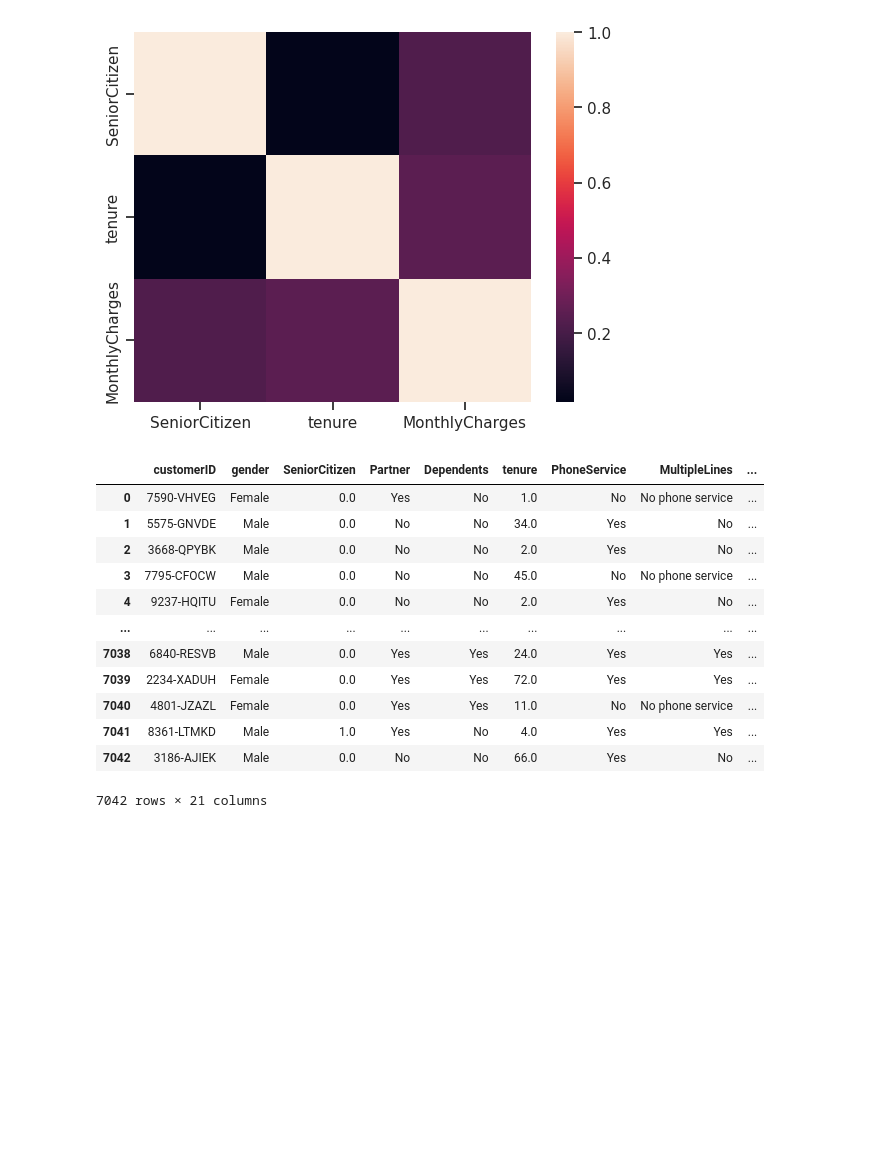
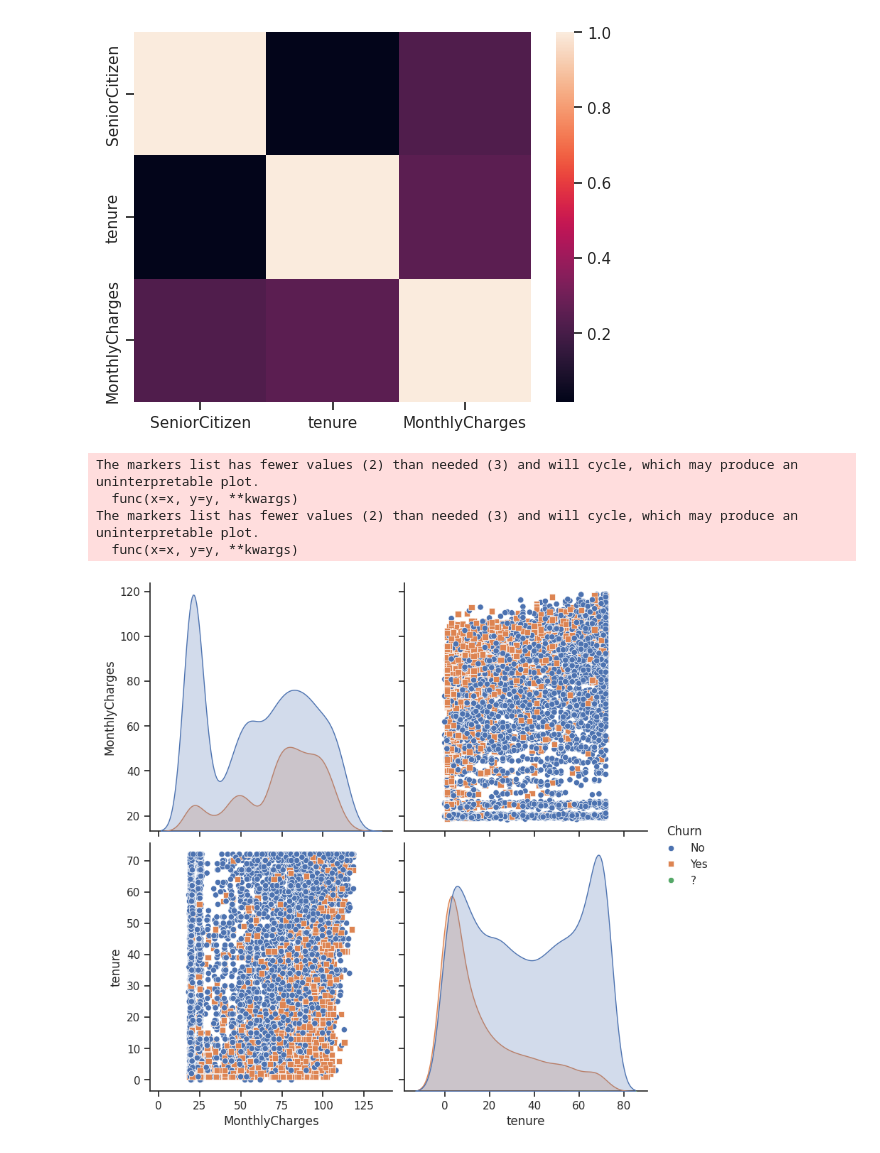
Before and after one commit to ajithk1503/EDA-DA, a Jupyter notebook: EDA_da.ipynb, the cells around one changed output. Cells and saved outputs as stored; diff of their text form; code cells hidden in the pictures; blank space fills up the shorter version.

```diff
--- a/EDA_da.ipynb
+++ b/EDA_da.ipynb
@@ -279,19 +286,15 @@ sns.heatmap(correlation,xticklabels=correlation.columns,yticklabels=correlation.
 # %% [output]
 <Axes: >
 [figure]
-# %%
-data
-# %% [output]
-|  | customerID | gender | SeniorCitizen | Partner | Dependents | tenure | PhoneService | MultipleLines | ... |
-| 0 | 7590-VHVEG | Female | 0.0 | Yes | No | 1.0 | No | No phone service | ... |
-| 1 | 5575-GNVDE | Male | 0.0 | No | No | 34.0 | Yes | No | ... |
-| 2 | 3668-QPYBK | Male | 0.0 | No | No | 2.0 | Yes | No | ... |
-| 3 | 7795-CFOCW | Male | 0.0 | No | No | 45.0 | No | No phone service | ... |
-| 4 | 9237-HQITU | Female | 0.0 | No | No | 2.0 | Yes | No | ... |
-| ... | ... | ... | ... | ... | ... | ... | ... | ... | ... |
-| 7038 | 6840-RESVB | Male | 0.0 | Yes | Yes | 24.0 | Yes | Yes | ... |
-| 7039 | 2234-XADUH | Female | 0.0 | Yes | Yes | 72.0 | Yes | Yes | ... |
-| 7040 | 4801-JZAZL | Female | 0.0 | Yes | Yes | 11.0 | No | No phone service | ... |
-| 7041 | 8361-LTMKD | Male | 1.0 | Yes | No | 4.0 | Yes | Yes | ... |
-| 7042 | 3186-AJIEK | Male | 0.0 | No | No | 66.0 | Yes | No | ... |
-7042 rows × 21 columns
+# %%
+columns = ['Churn', 'MonthlyCharges', 'tenure', 'TotalCharges', 'InternetService']
+
+sns.pairplot(data[columns], hue='Churn', markers=['o', 's'], height=4)
+
+plt.show()
+# %% [output]
+The markers list has fewer values (2) than needed (3) and will cycle, which may produce an uninterpretable plot.
+  func(x=x, y=y, **kwargs)
+The markers list has fewer values (2) than needed (3) and will cycle, which may produce an uninterpretable plot.
+  func(x=x, y=y, **kwargs)
+[figure, added]
```
Also changed, not shown: parts of 3 cells of this notebook.
